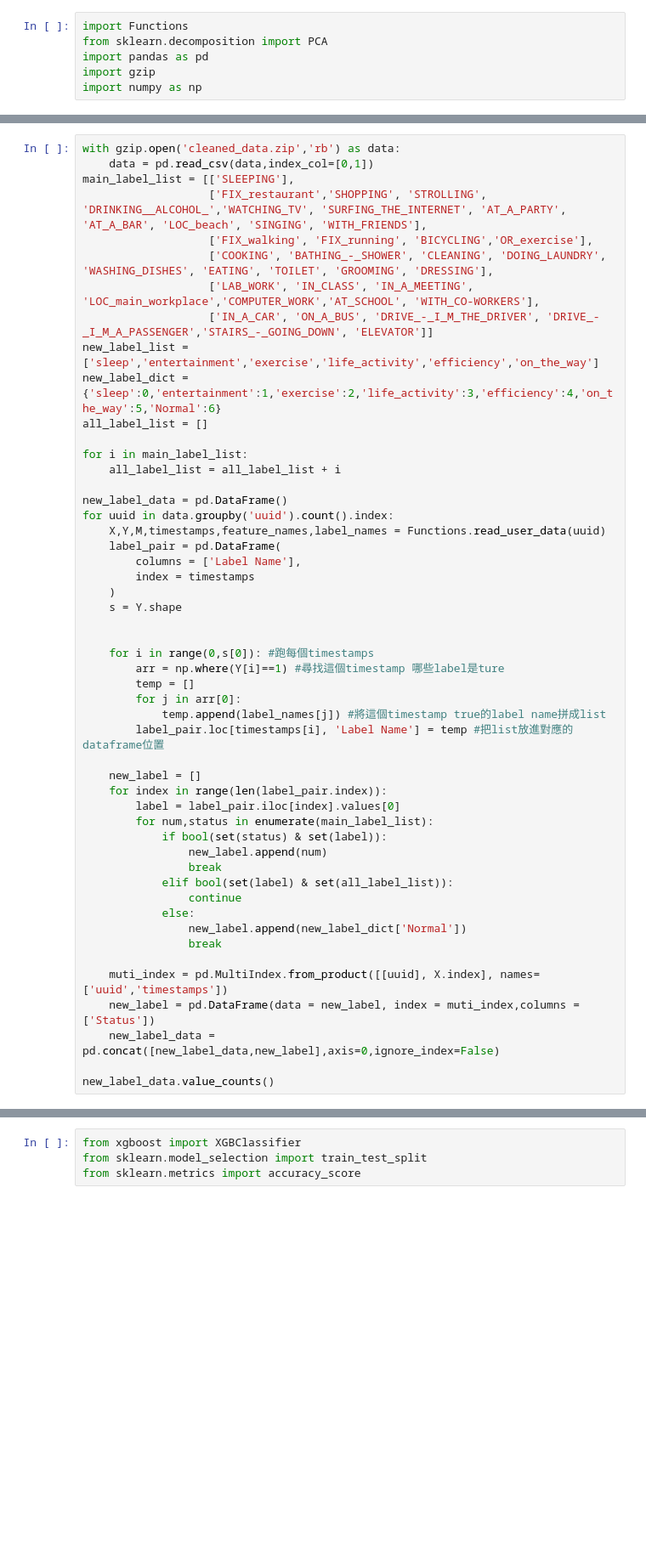
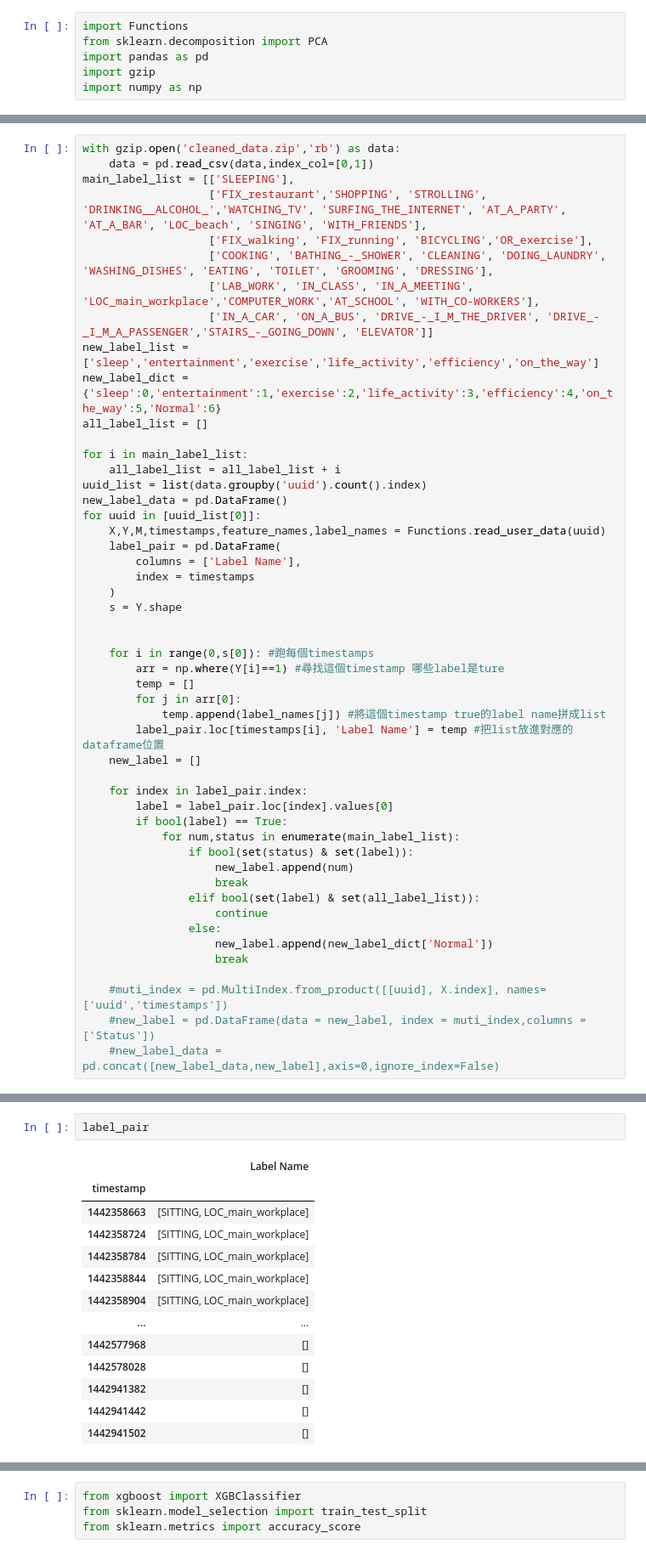
Before and after one commit to Vancelrsky/Four-Guys-DSGP, a Jupyter notebook: Test.ipynb, the cells around one changed output, grey strips where cells are left out. Shown at 85% size. Cells and saved outputs as stored; diff of their text form; blank space fills up the shorter version.

```diff
--- a/Test.ipynb
+++ b/Test.ipynb
@@ -21,9 +93,9 @@ all_label_list = []
 
 for i in main_label_list:
     all_label_list = all_label_list + i
-
+uuid_list = list(data.groupby('uuid').count().index)
 new_label_data = pd.DataFrame()
-for uuid in data.groupby('uuid').count().index:
+for uuid in [uuid_list[0]]:
     X,Y,M,timestamps,feature_names,label_names = Functions.read_user_data(uuid)
     label_pair = pd.DataFrame(
         columns = ['Label Name'],
@@ -38,23 +110,22 @@ for uuid in data.groupby('uuid').count().index:
         for j in arr[0]:
             temp.append(label_names[j]) #將這個timestamp true的label name拼成list
         label_pair.loc[timestamps[i], 'Label Name'] = temp #把list放進對應的dataframe位置
+    new_label = []
 
-    new_label = []
-    for index in range(len(label_pair.index)):
-        label = label_pair.iloc[index].values[0]
-        for num,status in enumerate(main_label_list):
-            if bool(set(status) & set(label)):
-                new_label.append(num)
-                break
-            elif bool(set(label) & set(all_label_list)):
-                continue
-            else:
-                new_label.append(new_label_dict['Normal'])
-                break
+    for index in label_pair.index:
+        label = label_pair.loc[index].values[0]
+        if bool(label) == True:
+            for num,status in enumerate(main_label_list):
+                if bool(set(status) & set(label)):
+                    new_label.append(num)
+                    break
+                elif bool(set(label) & set(all_label_list)):
+                    continue
+                else:
+                    new_label.append(new_label_dict['Normal'])
+                    break
 
-    muti_index = pd.MultiIndex.from_product([[uuid], X.index], names=['uuid','timestamps'])
-    new_label = pd.DataFrame(data = new_label, index = muti_index,columns = ['Status'])
-    new_label_data = pd.concat([new_label_data,new_label],axis=0,ignore_index=False)
-
-new_label_data.value_counts()
+    #muti_index = pd.MultiIndex.from_product([[uuid], X.index], names=['uuid','timestamps'])
+    #new_label = pd.DataFrame(data = new_label, index = muti_index,columns = ['Status'])
+    #new_label_data = pd.concat([new_label_data,new_label],axis=0,ignore_index=False)
 # %% [output]
@@ -89,0 +150,16 @@ all_label_list
+# %%
+label_pair
+# %% [output]
+|  | Label Name |
+| timestamp |  |
+| 1442358663 | [SITTING, LOC_main_workplace] |
+| 1442358724 | [SITTING, LOC_main_workplace] |
+| 1442358784 | [SITTING, LOC_main_workplace] |
+| 1442358844 | [SITTING, LOC_main_workplace] |
+| 1442358904 | [SITTING, LOC_main_workplace] |
+| ... | ... |
+| 1442577968 | [] |
+| 1442578028 | [] |
+| 1442941382 | [] |
+| 1442941442 | [] |
+| 1442941502 | [] |
```
Also changed, not shown: parts of 10 cells of this notebook, 12 other files.
